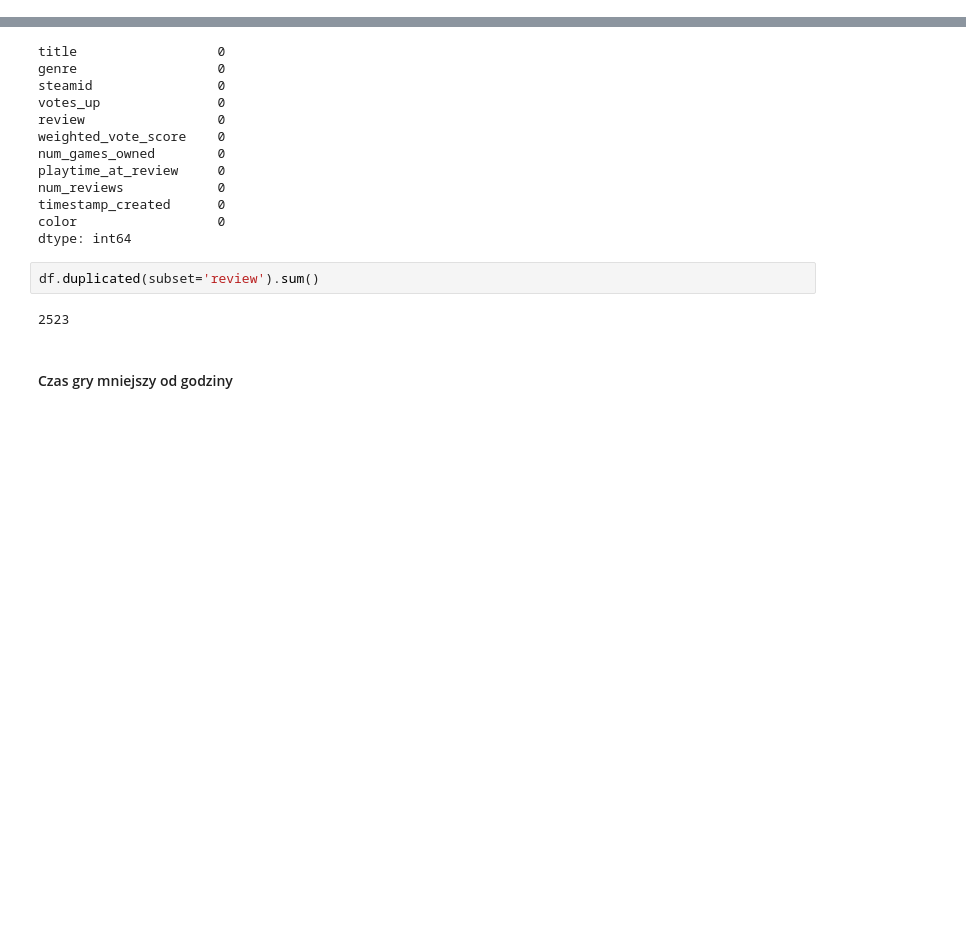
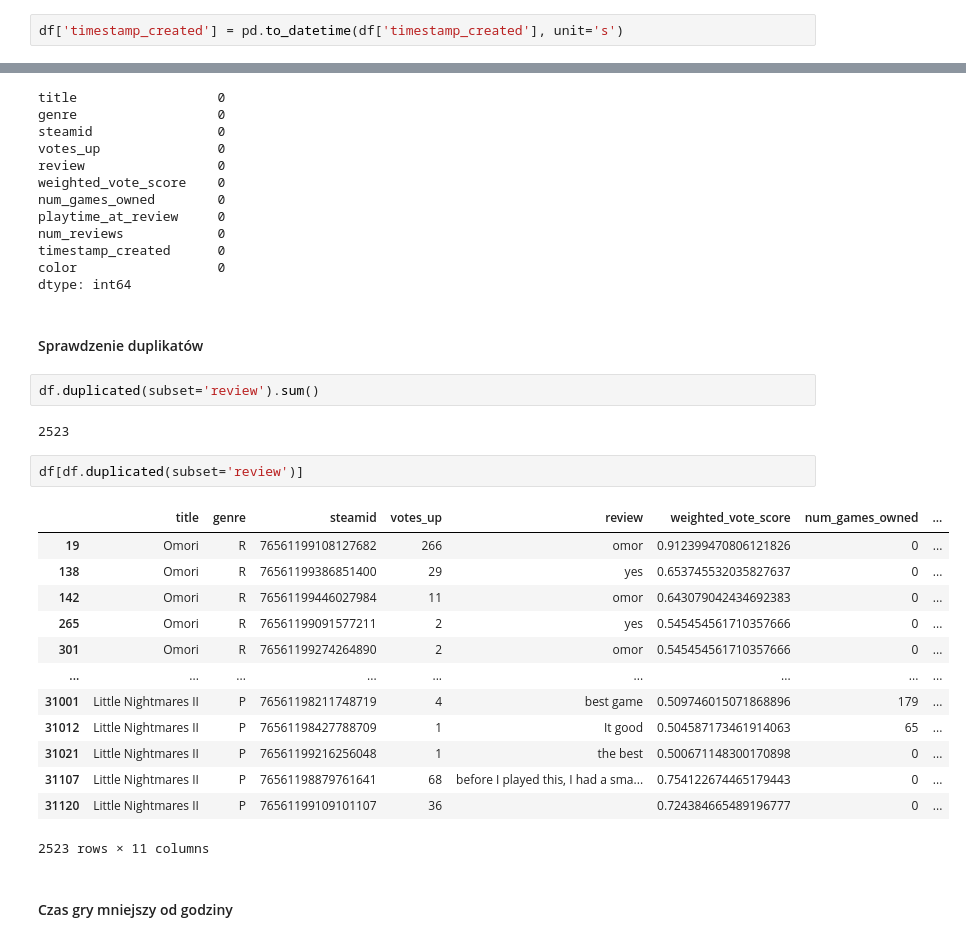
Before and after one commit to markrz12/aspect-based-opinion-mining, a Jupyter notebook: Mgr1.ipynb, the cells around one changed output, grey strips where cells are left out. Saved outputs shown, nothing was run; the diff lists cells and outputs as text; blank space fills up the shorter version.

```diff
--- a/Mgr1.ipynb
+++ b/Mgr1.ipynb
@@ -146,3 +148,5 @@ df.sample(frac=0.3).head()
+# %%
+df['timestamp_created'] = pd.to_datetime(df['timestamp_created'], unit='s')
 # %% [markdown]
 ## Preprocessing
 # %% [markdown]
@@ -166,10 +176,28 @@ num_reviews            0
 timestamp_created      0
 color                  0
 dtype: int64
+# %% [markdown]
+#### Sprawdzenie duplikatów
 # %%
 df.duplicated(subset='review').sum()
 # %% [output]
 2523
+# %%
+df[df.duplicated(subset='review')]
+# %% [output]
+|  | title | genre | steamid | votes_up | review | weighted_vote_score | num_games_owned | ... |
+| 19 | Omori | R | 76561199108127682 | 266 | omor | 0.912399470806121826 | 0 | ... |
+| 138 | Omori | R | 76561199386851400 | 29 | yes | 0.653745532035827637 | 0 | ... |
+| 142 | Omori | R | 76561199446027984 | 11 | omor | 0.643079042434692383 | 0 | ... |
+| 265 | Omori | R | 76561199091577211 | 2 | yes | 0.545454561710357666 | 0 | ... |
+| 301 | Omori | R | 76561199274264890 | 2 | omor | 0.545454561710357666 | 0 | ... |
+| ... | ... | ... | ... | ... | ... | ... | ... | ... |
+| 31001 | Little Nightmares II | P | 76561198211748719 | 4 | best game | 0.509746015071868896 | 179 | ... |
+| 31012 | Little Nightmares II | P | 76561198427788709 | 1 | It good | 0.504587173461914063 | 65 | ... |
+| 31021 | Little Nightmares II | P | 76561199216256048 | 1 | the best | 0.500671148300170898 | 0 | ... |
+| 31107 | Little Nightmares II | P | 76561198879761641 | 68 | before I played this, I had a sma... | 0.754122674465179443 | 0 | ... |
+| 31120 | Little Nightmares II | P | 76561199109101107 | 36 |  | 0.724384665489196777 | 0 | ... |
+2523 rows × 11 columns
 # %% [markdown]
 #### Czas gry mniejszy od godziny
 # %%
```
Also changed, not shown: parts of 6 cells of this notebook.
